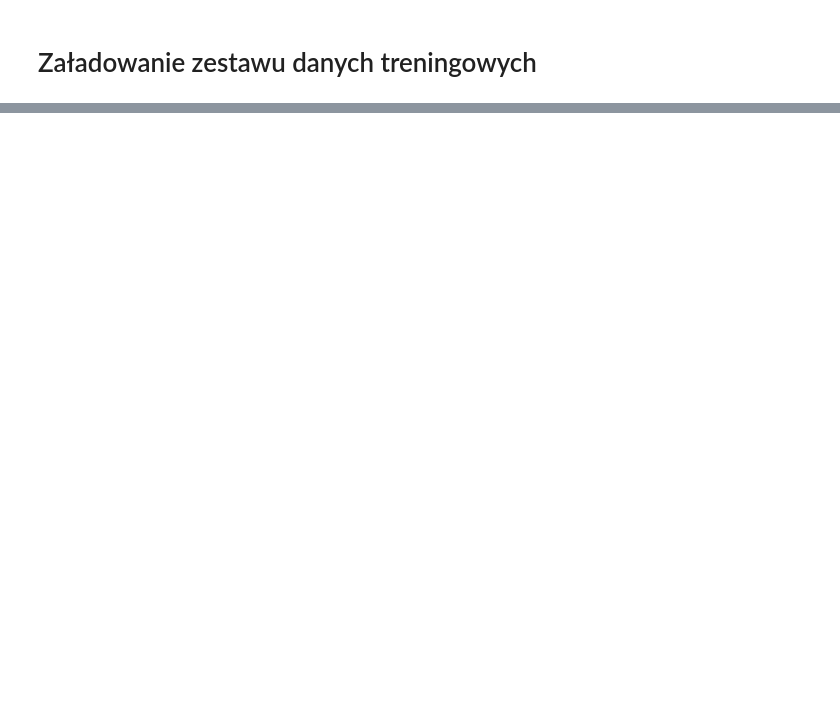
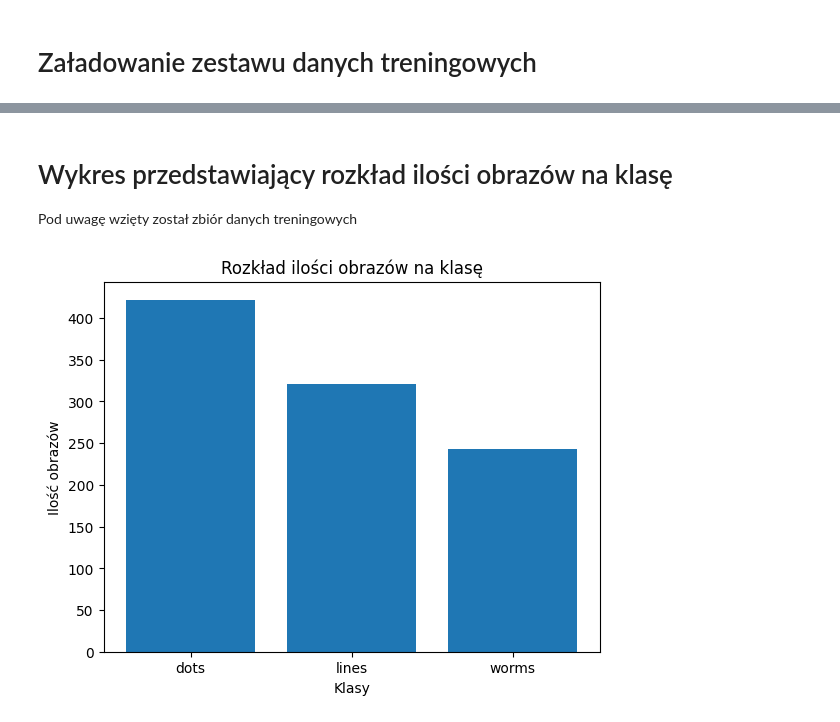
Before and after one commit to shizzeer/credo-classifier, a Jupyter notebook: credo_image_classifier.ipynb, the cells around one changed output, grey strips where cells are left out. Drawn from its saved outputs; the diff is of its cells as text; code cells hidden in the pictures; blank space fills up the shorter version.

Commit message:
Plot images to classes, preprocessing and part of the CNN model added

```diff
--- a/credo_image_classifier.ipynb
+++ b/credo_image_classifier.ipynb
@@ -84,0 +73,24 @@ nothing added to commit but untracked files present (use "git add" to track)
+# %% [markdown]
+# Wykres przedstawiający rozkład ilości obrazów na klasę
+
+Pod uwagę wzięty został zbiór danych treningowych
+# %%
+# Nazwy klas
+class_names = train_ds.class_names
+
+# Dla każdej nazwy klasy musimy mieć ilość sklasyfikowanych obrazow
+class_members_count = {class_name: 0 for class_name in class_names}
+
+for _, labels in train_ds:
+  for label in labels.numpy():
+    idx = np.where(label)[0][0]
+    class_name = class_names[idx]
+    class_members_count[class_name] += 1
+
+plt.bar(class_members_count.keys(), class_members_count.values())
+plt.xlabel('Klasy')
+plt.ylabel('Ilość obrazów')
+plt.title('Rozkład ilości obrazów na klasę')
+plt.show()
+# %% [output]
+[figure, added]
```
Also changed, not shown: parts of 13 cells of this notebook, 1 other file.
